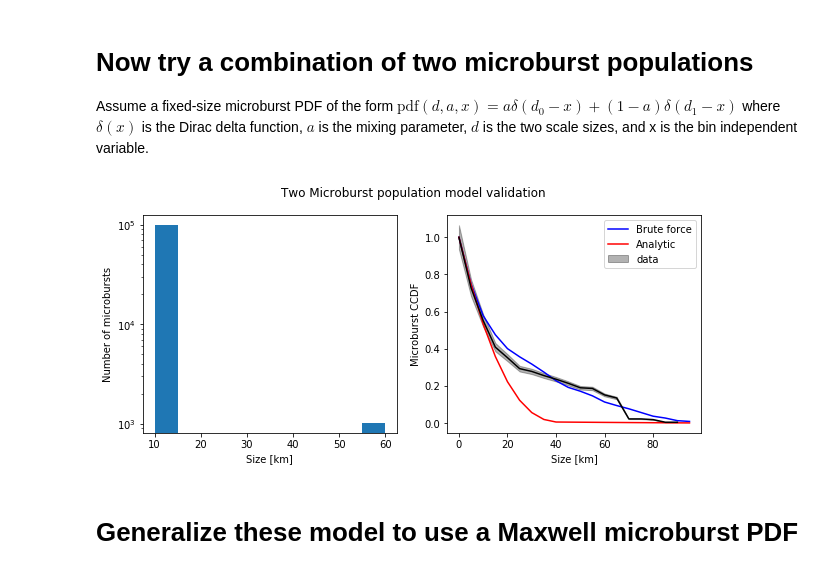
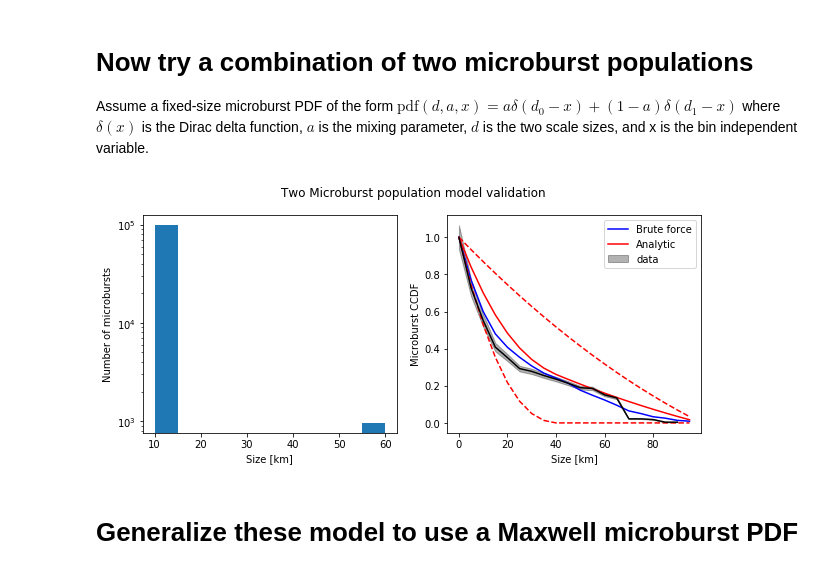
Before and after one commit to mshumko/ac6_microburst_scale_sizes, a Jupyter notebook: models/microburst_scale_size_model.ipynb, the cells around one changed output. Saved outputs shown, nothing was run; the diff lists cells and outputs as text; code cells hidden in the pictures.

```diff
--- a/models/microburst_scale_size_model.ipynb
+++ b/models/microburst_scale_size_model.ipynb
@@ -276,21 +274,25 @@ cdf_brute_two_population = mc_brute_force(r_array, n_bursts=int(1E5), bins=bins)
 # %%
 cdf_analytic_two_population = a*F(d[0], bins) + (1-a)*F(d[1], bins)
 # %%
+b = 0.99/2
 _, ax = plt.subplots(1, 2, figsize=(10, 4))
 ax[0].hist(r_array, density=False)
 ax[1].plot(bins, cdf_brute_two_population, c='b', label='Brute force');
-ax[1].plot(bins, cdf_analytic_two_population, c='r', label='Analytic');
+# ax[1].plot(bins, cdf_analytic_two_population, c='r', label='Analytic');
+ax[1].plot(bins,  b*F(d[0], bins) + (1-b)*F(d[1], bins), c='r', label='Analytic');
+ax[1].plot(bins, F(d[0], bins), 'r--');
+ax[1].plot(bins, F(d[1], bins), 'r--');
 ax[1].plot(cdf_data['Separation [km]'], cdf_data['CDF'], c='k', label='_nolegend_')
 ax[1].fill_between(cdf_data['Separation [km]'],
                  cdf_data['CDF']-cdf_data['CDF_std'],
                  cdf_data['CDF']+cdf_data['CDF_std'],
                  color='k', alpha=0.3, label='data');
 ax[0].set(yscale='log', xlabel='Size [km]', ylabel='Number of microbursts')
 ax[1].set(xlabel='Size [km]', ylabel='Microburst CCDF')
 plt.suptitle('Two Microburst population model validation');
 ax[1].legend();
 # %% [output]
-[figure, old version]
+[figure, new version]
 # %% [markdown]
 # Generalize these model to use a Maxwell microburst PDF
 # %%
```
Also changed, not shown: parts of 14 cells of this notebook.
